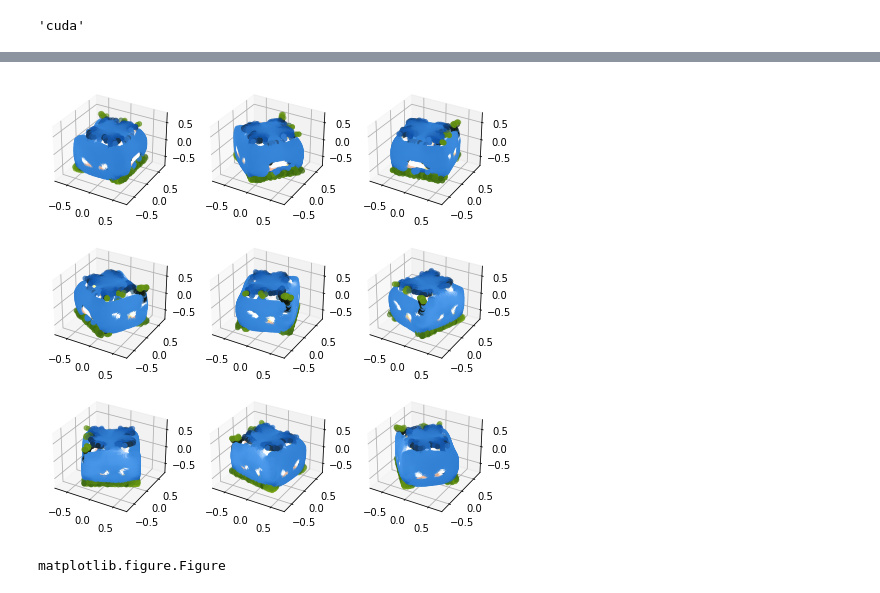
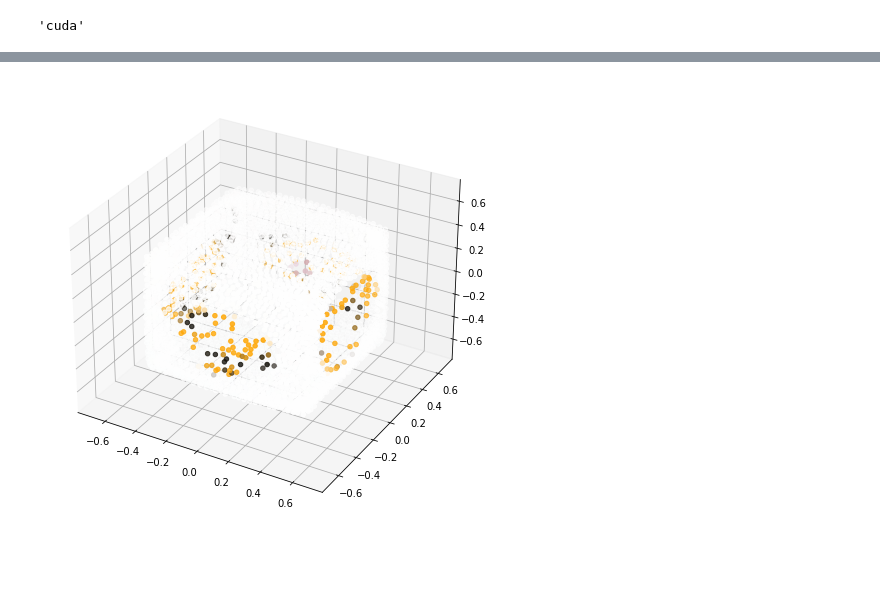
Before and after one commit to UdAyAn123/FurniChad, a Jupyter notebook: combined.ipynb, the cells around one changed output, grey strips where cells are left out. Saved outputs shown, nothing was run; the diff lists cells and outputs as text; code cells hidden in the pictures; blank space fills up the shorter version.

```diff
--- a/combined.ipynb
+++ b/combined.ipynb
@@ -78,0 +93,2 @@ gc.collect()
+# %%
+pc_test = PointCloud.load('img.npz')
@@ -79,8 +108,4 @@ gc.collect()
 # %%
-fig
+fig = plot_point_cloud(pc_test)
 # %% [output]
-[figure, old version]
+[figure, new version]
-# %%
-type(fig)
-# %% [output]
-matplotlib.figure.Figure
```
Also changed, not shown: parts of 16 cells of this notebook.
